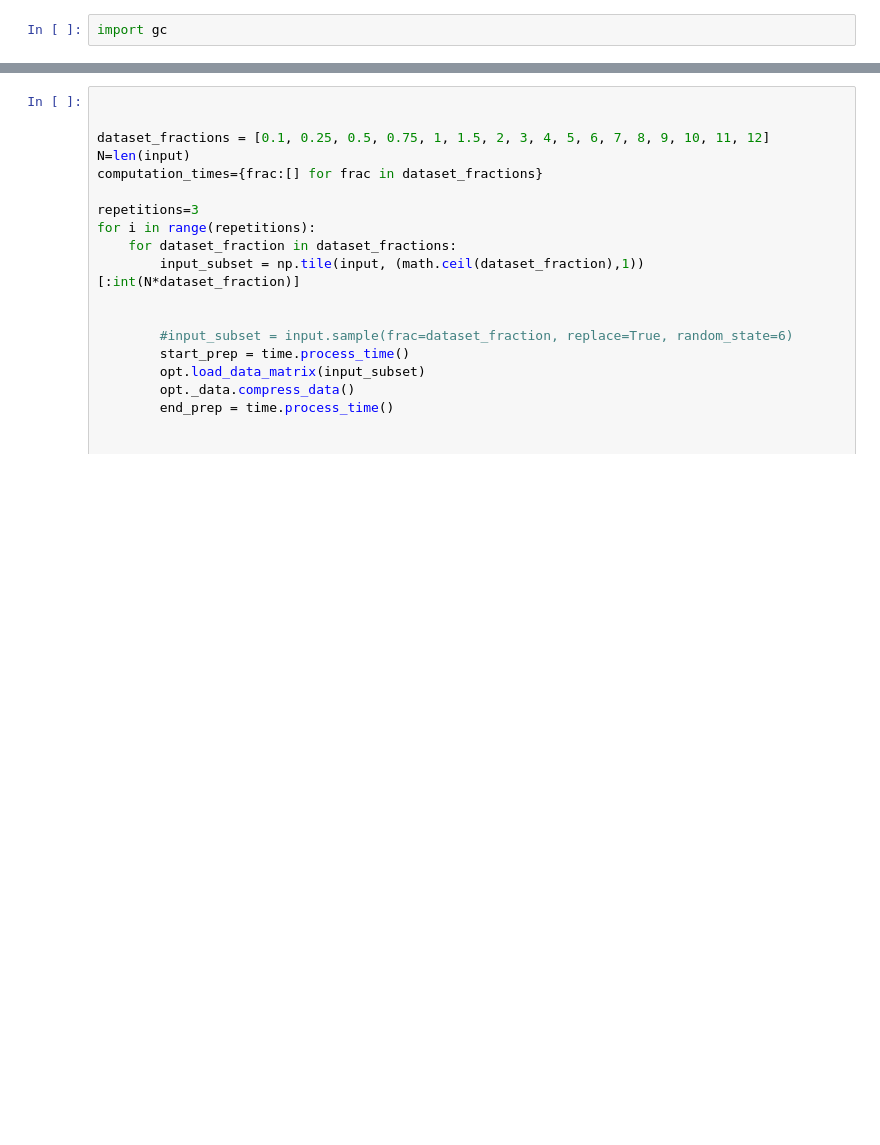
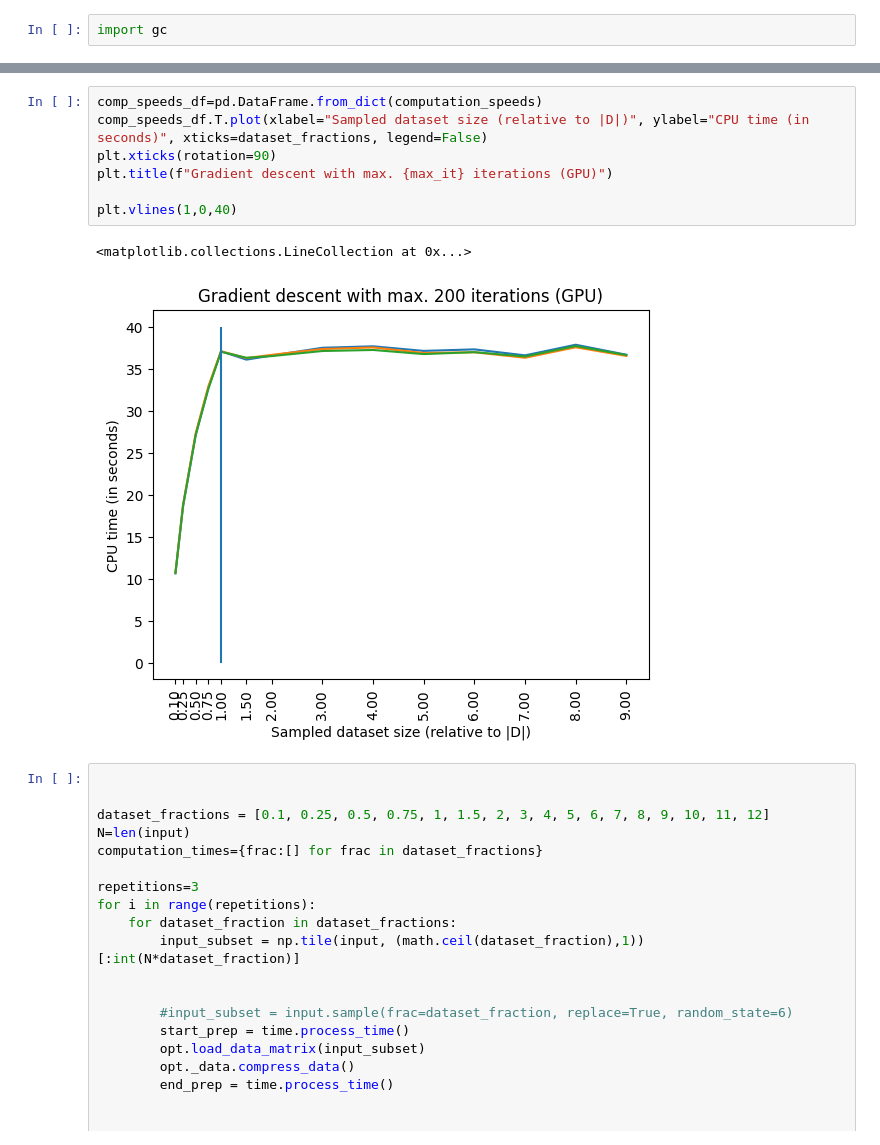
Before and after one commit to MichaelBonart/LearnMHN_TestRepo, a Jupyter notebook: demo/demo-optimizations.ipynb, the cells around one changed output, grey strips where cells are left out. Cells and saved outputs as stored; diff of their text form; blank space fills up the shorter version.

```diff
--- a/demo/demo-optimizations.ipynb
+++ b/demo/demo-optimizations.ipynb
@@ -67,3 +120,13 @@ import gc
+# %%
+comp_speeds_df=pd.DataFrame.from_dict(computation_speeds)
+comp_speeds_df.T.plot(xlabel="Sampled dataset size (relative to |D|)", ylabel="CPU time (in seconds)", xticks=dataset_fractions, legend=False)
+plt.xticks(rotation=90)
+plt.title(f"Gradient descent with max. {max_it} iterations (GPU)")
+
+plt.vlines(1,0,40)
+# %% [output]
+<matplotlib.collections.LineCollection at 0x...>
+[figure, added]
 # %%
 
 
```
Also changed, not shown: parts of 5 cells of this notebook, 2 other files.
